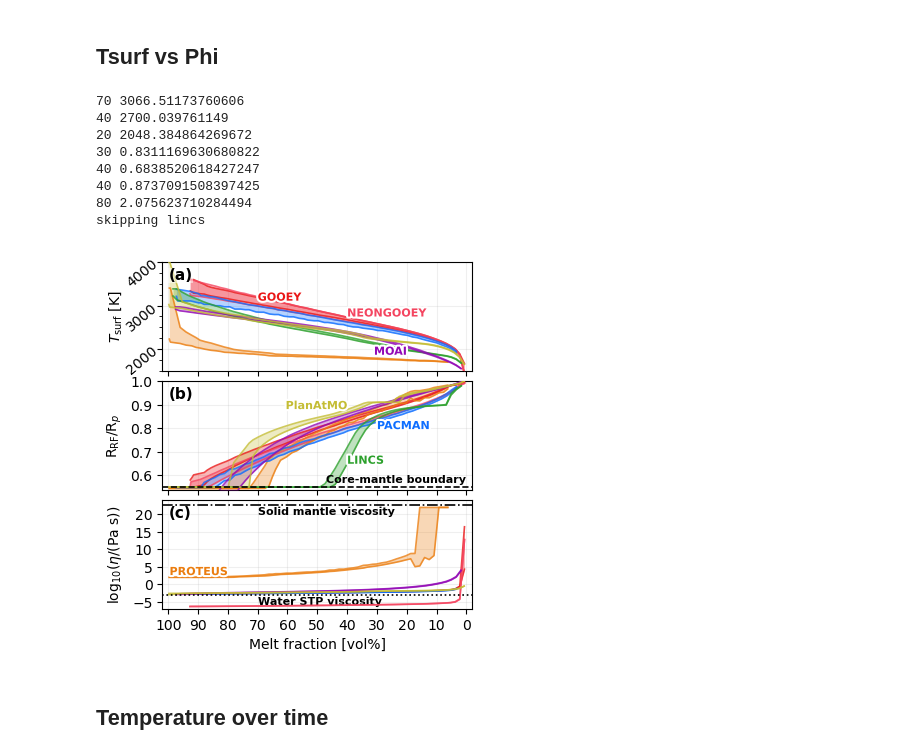
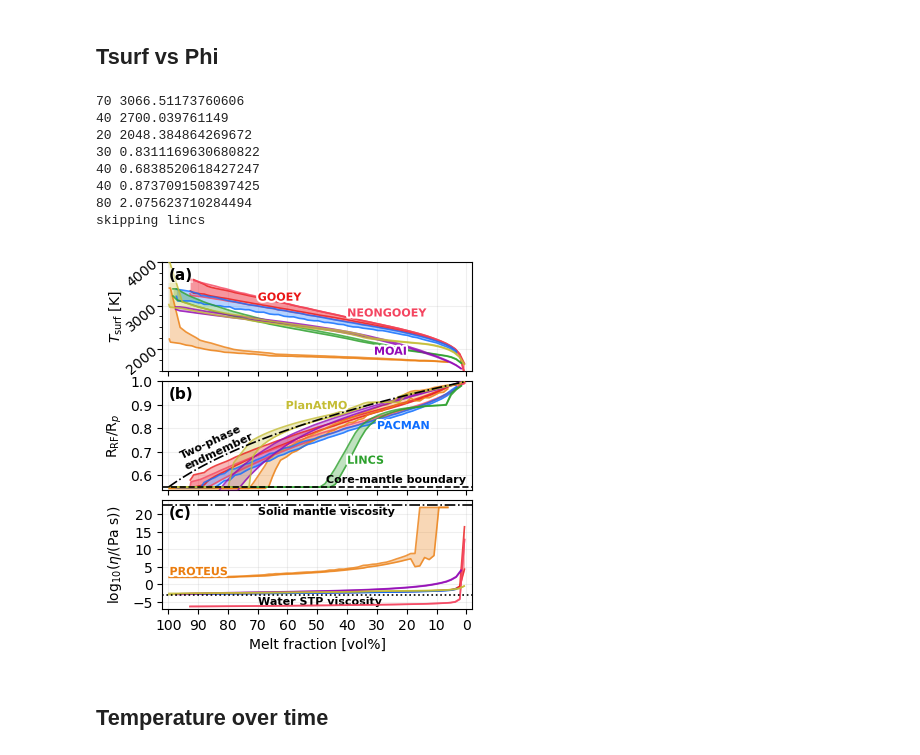
Before and after one commit to projectcuisines/chili, a Jupyter notebook: intercomparison/analysis_solarsystem/compare.ipynb, the cells around one changed output. Cells and saved outputs as stored; diff of their text form; code cells hidden in the pictures.

```diff
--- a/intercomparison/analysis_solarsystem/compare.ipynb
+++ b/intercomparison/analysis_solarsystem/compare.ipynb
@@ -77,6 +77,11 @@ t(yr), T_surf(K), T_pot(K), flux_surf(W/m2), flux_OLR(W/m2), flux_ASR(W/m2), phi
 # %% [markdown]
 ## Tsurf vs Phi
 # %%
+def rf_to_phi(rf):
+    core_frac = 0.55
+    return (1-rf**3)/(1-core_frac**3)
+
+
 def compare_interior(ykeys):
     nrow = len(ykeys)
     fig,axs = plt.subplots(nrow,1, figsize=(4,1.5*nrow), sharex=True)
@@ -181,6 +186,17 @@ def compare_interior(ykeys):
                     fontsize=8, color='k', fontweight='bold')
 
         elif ykey == "R_solid(m)":
+
+            yarr_rf = np.linspace(0.55, 1.0, 100)
+            xarr_rf = rf_to_phi(yarr_rf) * 100
+            ax.plot(xarr_rf, yarr_rf, color='k', ls='dashdot', lw=1.2, zorder=12)
+
+            idx_rf = 2
+            ax.annotate( "Two-phase\nendmember", (xarr_rf[idx_rf], yarr_rf[idx_rf]),
+                        ha='left', va='bottom',
+                        rotation=25, xytext=(5, 10), textcoords='offset points',
+                        fontsize=8, color='k', fontweight='bold', zorder=14)
+
             ylbl = r"R$_{\rm RF}$/R$_p$"
             ax.set_ylim(0.54, 1.0)
             ax.yaxis.set_major_locator(mpl.ticker.MultipleLocator(0.1))
@@ -191,34 +207,34 @@ def compare_interior(ykeys):
 
         ax.set_ylabel(ylbl, labelpad=-0.2)
         ax.text(0.02, 0.95, f"({abcd[iy]})",
                 transform=ax.transAxes,  zorder=99,
                 bbox=dict(fc="w", ec='none', alpha=0.5, pad=0.0),
                 ha='left', va='top', fontsize=11, weight='bold')
 
     axs[-1].set_xlabel(get_label("phi(vol_pct)"))
     axs[-1].set_xlim(right=-2,left=102)
     axs[-1].xaxis.set_major_locator(mpl.ticker.MultipleLocator(10))
 
     # title = xlbl + " vs " + ylbl
     # axs[0].set_title(f"Interior properties", fontsize=11)
 
     fig.subplots_adjust(hspace=0.1)
     fig.align_labels()
 
     plt.show()
     fig.savefig(f"out/compare_interior.{EXT}", bbox_inches='tight', dpi=DPI, pad_inches=0.03)
 
 compare_interior(["T_surf(K)", "R_solid(m)", "viscosity(Pa.s)"])
 # %% [output]
 70 3066.51173760606
 40 2700.039761149
 20 2048.384864269672
 30 0.8311169630680822
 40 0.6838520618427247
 40 0.8737091508397425
 80 2.075623710284494
 skipping lincs
-[figure, old version]
+[figure, new version]
 # %% [markdown]
 ## Temperature over time
 # %%
```
